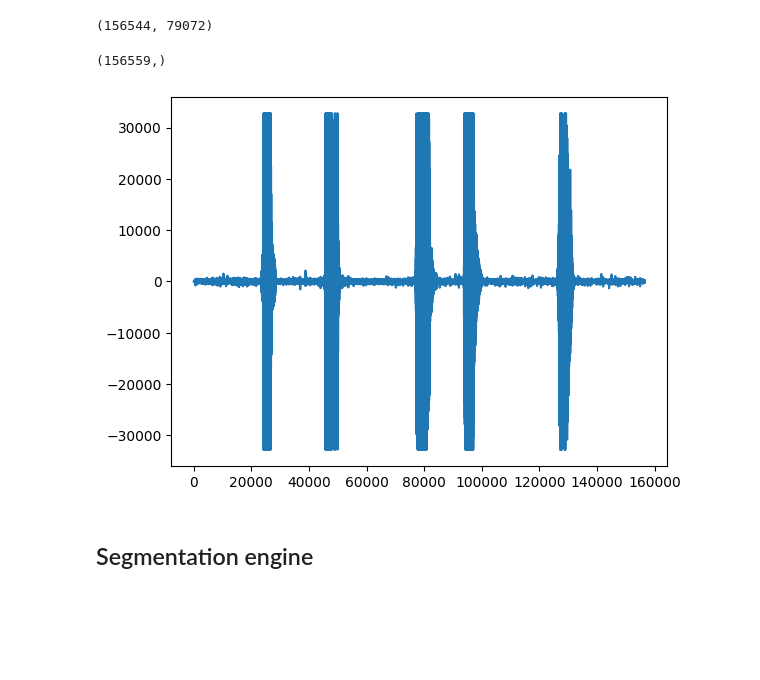
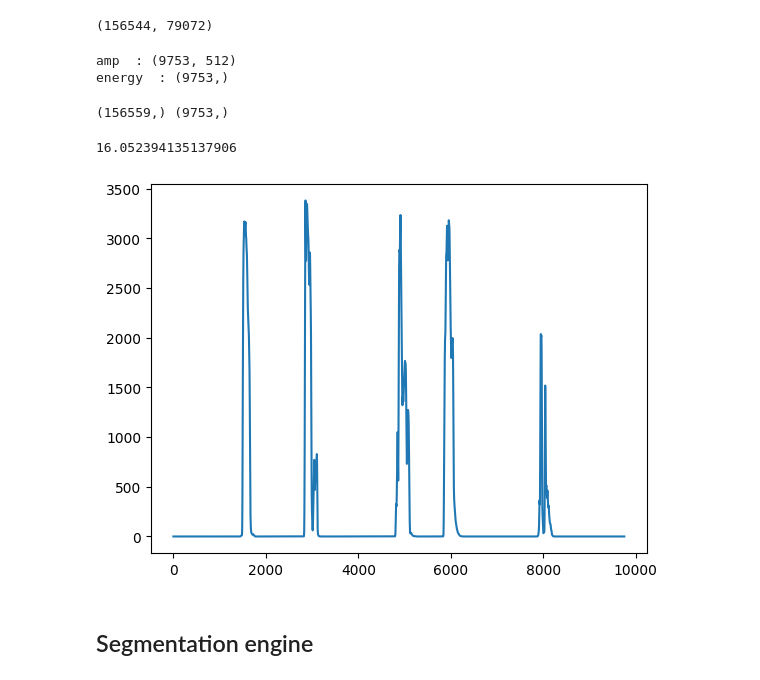
Before and after one commit to Nourine-Nadir/Speech_Processing, a Jupyter notebook: Speech Preprocessing/Speech segmentation.ipynb, the cells around one changed output. Cells and saved outputs as stored; diff of their text form; code cells hidden in the pictures; blank space fills up the shorter version.

```diff
--- a/Speech Preprocessing/Speech segmentation.ipynb
+++ b/Speech Preprocessing/Speech segmentation.ipynb
@@ -122,12 +122,21 @@ len(new_sound), len(new_sound2)
 [interactive output not drawn]
 (156544, 79072)
 # %%
-energy = np.power(sgn, 2)
-plt.plot(sgn[:])
-print(sgn.shape)
+T = 512
+p = 16
+amp, ph = spectrogram(sgn, T, p)
+energy = Energy(amp)
 # %% [output]
-(156559,)
+amp  : (9753, 512)
+energy  : (9753,)
-[figure, removed]
+# %%
+plt.plot(energy[:])
+print(sgn.shape, energy.shape)
+156559 / 9753
+# %% [output]
+(156559,) (9753,)
+16.052394135137906
+[figure, added]
 # %% [markdown]
 ## Segmentation engine
 # %%
```
Also changed, not shown: parts of 3 cells of this notebook, 1 other file.
